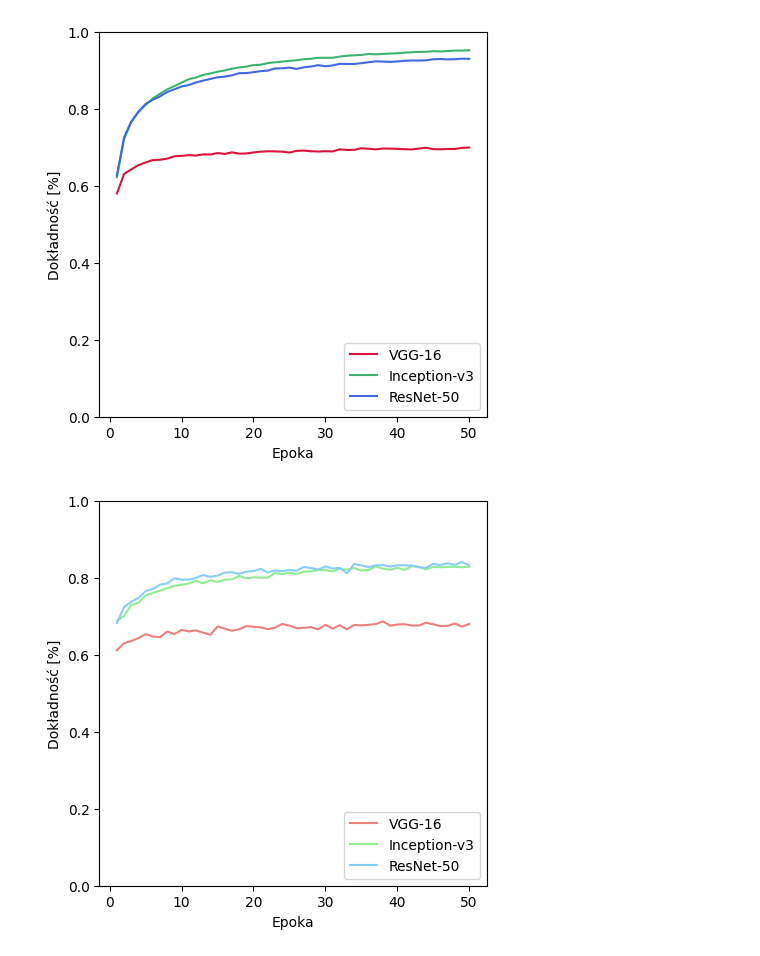
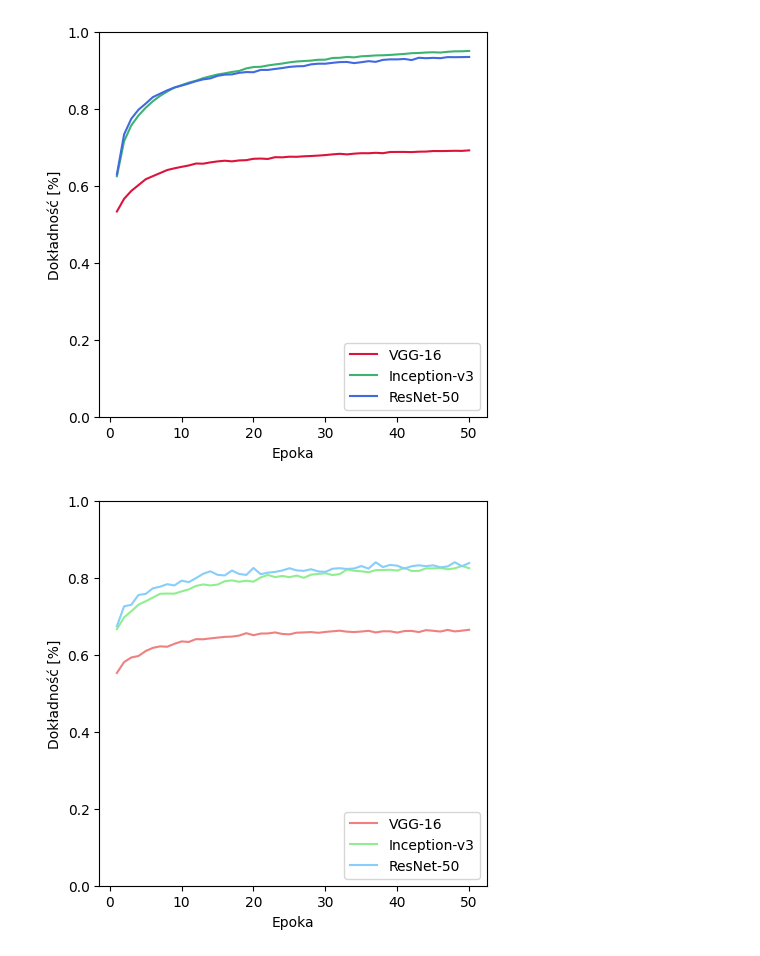
Before and after one commit to KGolemo/face-recognition, a Jupyter notebook: notebooks/learning_curves.ipynb, the cells around one changed output. Saved outputs shown, nothing was run; the diff lists cells and outputs as text; code cells hidden in the pictures.

```diff
--- a/notebooks/learning_curves.ipynb
+++ b/notebooks/learning_curves.ipynb
@@ -5,11 +5,17 @@ import pandas as pd
 vgg_history = pd.read_csv(r'../logs/history_vgg_2009_150_64.csv')
 inception_history = pd.read_csv(r'../logs/history_inception_2009_150_64.csv')
 resnet_history = pd.read_csv(r'../logs/history_resnet_2009_150_64.csv')
+
+vgg2_history = pd.read_csv(r'../logs/history_vgg_2009_150_128.csv')
+inception2_history = pd.read_csv(r'../logs/history_inception_2009_150_128.csv')
+resnet2_history = pd.read_csv(r'../logs/history_resnet_2009_150_128.csv')
+
+models = [vgg2_history, inception2_history, resnet2_history]
 # %%
 train_colors = ['crimson', 'mediumseagreen', 'royalblue']
 val_colors = ['lightcoral', 'lightgreen', 'lightskyblue']
 # %%
-for i, history in enumerate([vgg_history, inception_history, resnet_history]):
+for i, history in enumerate(models):
     plt.figure(figsize=(5, 5))
     # plt.ylim([0.075, 0.275])
     # plt.xlim([0, 51])
@@ -23,7 +29,7 @@ for i, history in enumerate([vgg_history, inception_history, resnet_history]):
     plt.show()
 
     plt.figure(figsize=(5, 5))
-    # plt.ylim([0, 1])
+    # plt.ylim([0.5, 1])
     # plt.xlim([0, 51])
     plt.plot(range(1, 51), history['accuracy'], label='Zbiór treningowy', color=train_colors[i])
     plt.plot(range(1, 51), history['val_accuracy'], label='Zbiór walidacyjny', color=val_colors[i])
@@ -43,6 +49,6 @@ for i, history in enumerate([vgg_history, inception_history, resnet_history]):
 # %%
 plt.figure(figsize=(5, 5))
-for i, history in enumerate([vgg_history, inception_history, resnet_history]):
+for i, history in enumerate(models):
     plt.ylim([0.075, 0.275])
     # plt.xlim([0, 51])
     plt.plot(range(1, 51), history['loss'], color=train_colors[i])
@@ -56,7 +62,7 @@ plt.legend(['VGG-16', 'Inception-v3', 'ResNet-50'])
 plt.show()
 
 plt.figure(figsize=(5, 5))
-for i, history in enumerate([vgg_history, inception_history, resnet_history]):
+for i, history in enumerate(models):
     plt.ylim([0.075, 0.275])
     # plt.xlim([0, 51])
     # plt.plot(range(1, 51), history['loss'], color=train_colors[i])
@@ -74,31 +80,31 @@ plt.show()
 # %%
 plt.figure(figsize=(5, 5))
-for i, history in enumerate([vgg_history, inception_history, resnet_history]):
+for i, history in enumerate(models):
     plt.ylim([0, 1])
     # plt.xlim([0, 51])
     plt.plot(range(1, 51), history['accuracy'], label='Zbiór treningowy', color=train_colors[i])
     # plt.plot(range(1, 51), history['val_accuracy'], label='Zbiór walidacyjny', color=val_colors[i])
     # plt.grid()
     # plt.legend(loc='lower right')
     # plt.title('Model accuracy')
     plt.ylabel('Dokładność [%]')
     plt.xlabel('Epoka')
 plt.legend(['VGG-16', 'Inception-v3', 'ResNet-50'], loc='lower right')
 plt.show()
 
 plt.figure(figsize=(5, 5))
-for i, history in enumerate([vgg_history, inception_history, resnet_history]):
+for i, history in enumerate(models):
     plt.ylim([0, 1])
     # plt.xlim([0, 51])
     # plt.plot(range(1, 51), history['accuracy'], label='Zbiór treningowy', color=train_colors[i])
     plt.plot(range(1, 51), history['val_accuracy'], label='Zbiór walidacyjny', color=val_colors[i])
     # plt.grid()
     # plt.legend(loc='lower right')
     # plt.title('Model accuracy')
     plt.ylabel('Dokładność [%]')
     plt.xlabel('Epoka')
 plt.legend(['VGG-16', 'Inception-v3', 'ResNet-50'], loc='lower right')
 plt.show()
 # %% [output]
-[figure, old version]
+[figure, new version]
-[figure, old version]
+[figure, new version]
```
Also changed, not shown: parts of 2 cells of this notebook, 5 other files.
